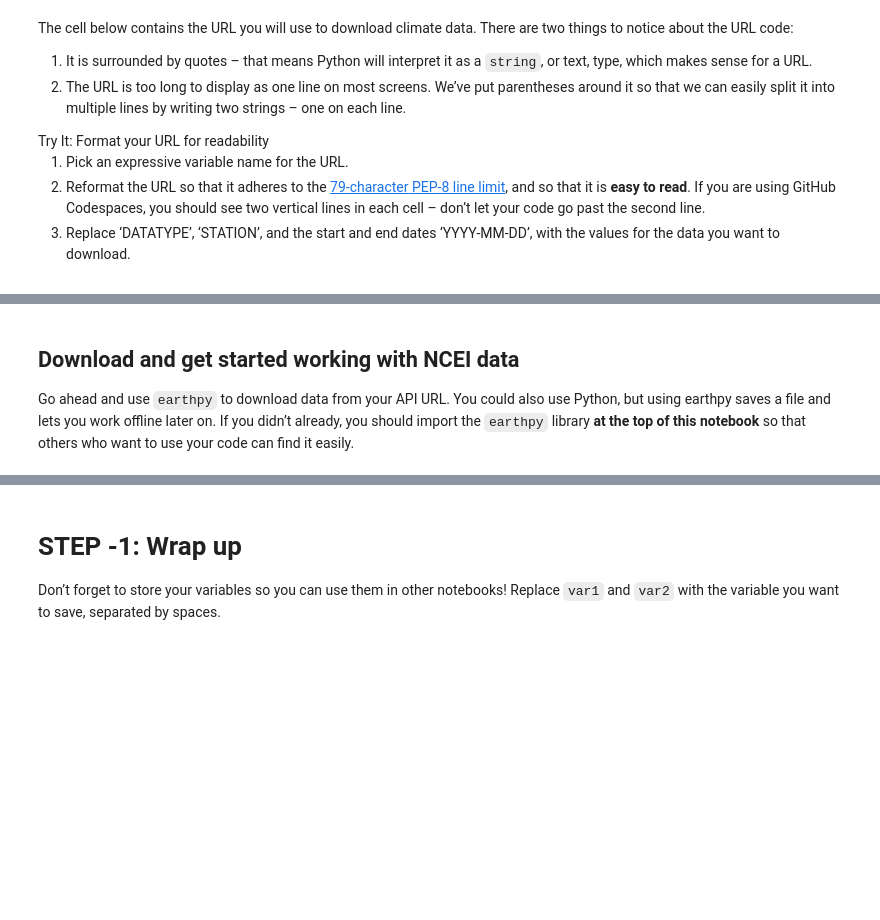
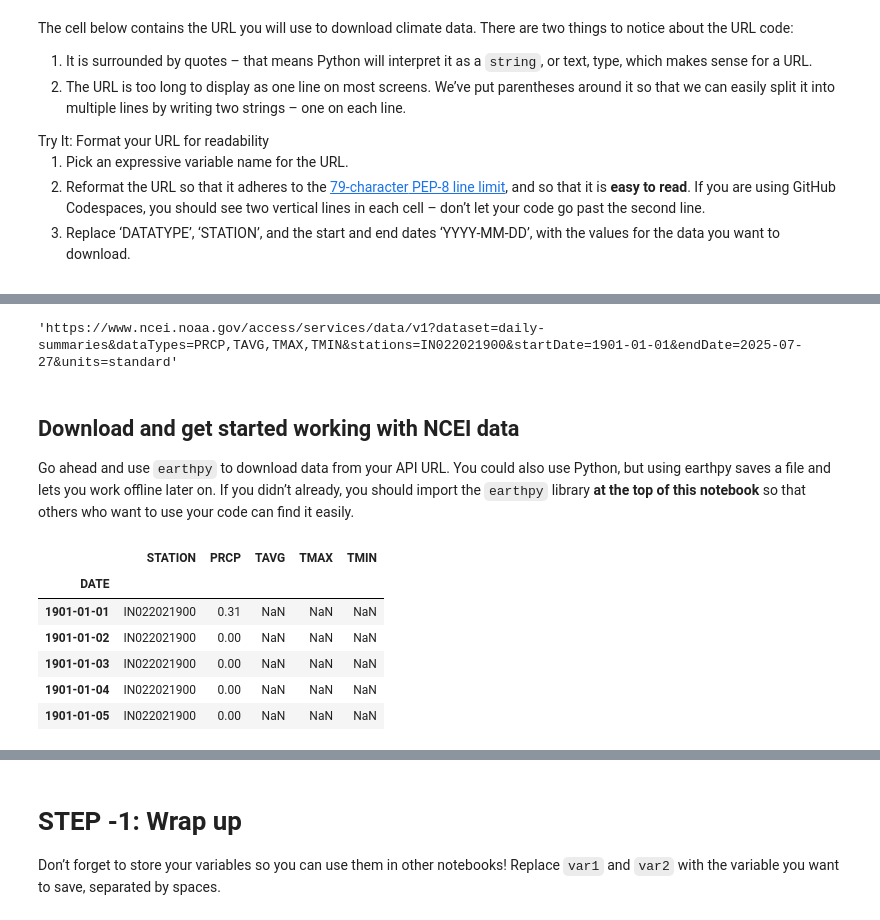
Before and after one commit to cu-esiil-edu/01-climate-git-gauravchakrabarty, a Jupyter notebook: notebooks/climate-98-download.ipynb, the cells around one changed output, grey strips where cells are left out. Saved outputs shown, nothing was run; the diff lists cells and outputs as text; code cells hidden in the pictures; blank space fills up the shorter version.

```diff
--- a/notebooks/climate-98-download.ipynb
+++ b/notebooks/climate-98-download.ipynb
@@ -93,9 +93,16 @@ import pandas as pd
 [interactive output not drawn]
 [interactive output not drawn]
 # %%
-stuff23 = ('https://www.ncei.noaa.gov/access/services/da'
-'ta/v1?dataset=daily-summaries&dataTypes=DATATYPE&stations=STATION&startDate=YYYY-MM-DD&YYYY-MM-DD')
-stuff23
+ND_url = ('https://www.ncei.noaa.gov/access/services/data/v1?'
+          'dataset=daily-summaries'
+          '&dataTypes=PRCP,TAVG,TMAX,TMIN'
+          '&stations=IN022021900'
+          '&startDate=1901-01-01'
+          '&endDate=2025-07-27'
+          '&units=standard')
+ND_url
+# %% [output]
+'https://www.ncei.noaa.gov/access/services/data/v1?dataset=daily-summaries&dataTypes=PRCP,TAVG,TMAX,TMIN&stations=IN022021900&startDate=1901-01-01&endDate=2025-07-27&units=standard'
 # %%
 stuff23 = ('https://www.ncei.noaa.gov/access/services/da'
 'ta/v1?dataset=daily-summaries&dataTypes=DATATYPE&stations=STATION&startDate=YYYY-MM-DD&YYYY-MM-DD')
@@ -115,11 +122,19 @@ ncei_path = project.project_dir / ncei_filename
 # %%
 # Download the climate data
 climate_df = pd.read_csv(
-    ncei_path,
-    # index_col='DATE',
-    # parse_dates=True,
-    # na_values=['NaN']
+    ND_url,
+     index_col='DATE',
+     parse_dates=True,
+     na_values=['NaN']
 )
 
 # Check that the download worked
 climate_df.head()
+# %% [output]
+|  | STATION | PRCP | TAVG | TMAX | TMIN |
+| DATE |  |  |  |  |  |
+| 1901-01-01 | IN022021900 | 0.31 | NaN | NaN | NaN |
+| 1901-01-02 | IN022021900 | 0.00 | NaN | NaN | NaN |
+| 1901-01-03 | IN022021900 | 0.00 | NaN | NaN | NaN |
+| 1901-01-04 | IN022021900 | 0.00 | NaN | NaN | NaN |
+| 1901-01-05 | IN022021900 | 0.00 | NaN | NaN | NaN |
```
Also changed, not shown: parts of 1 cell of this notebook.
